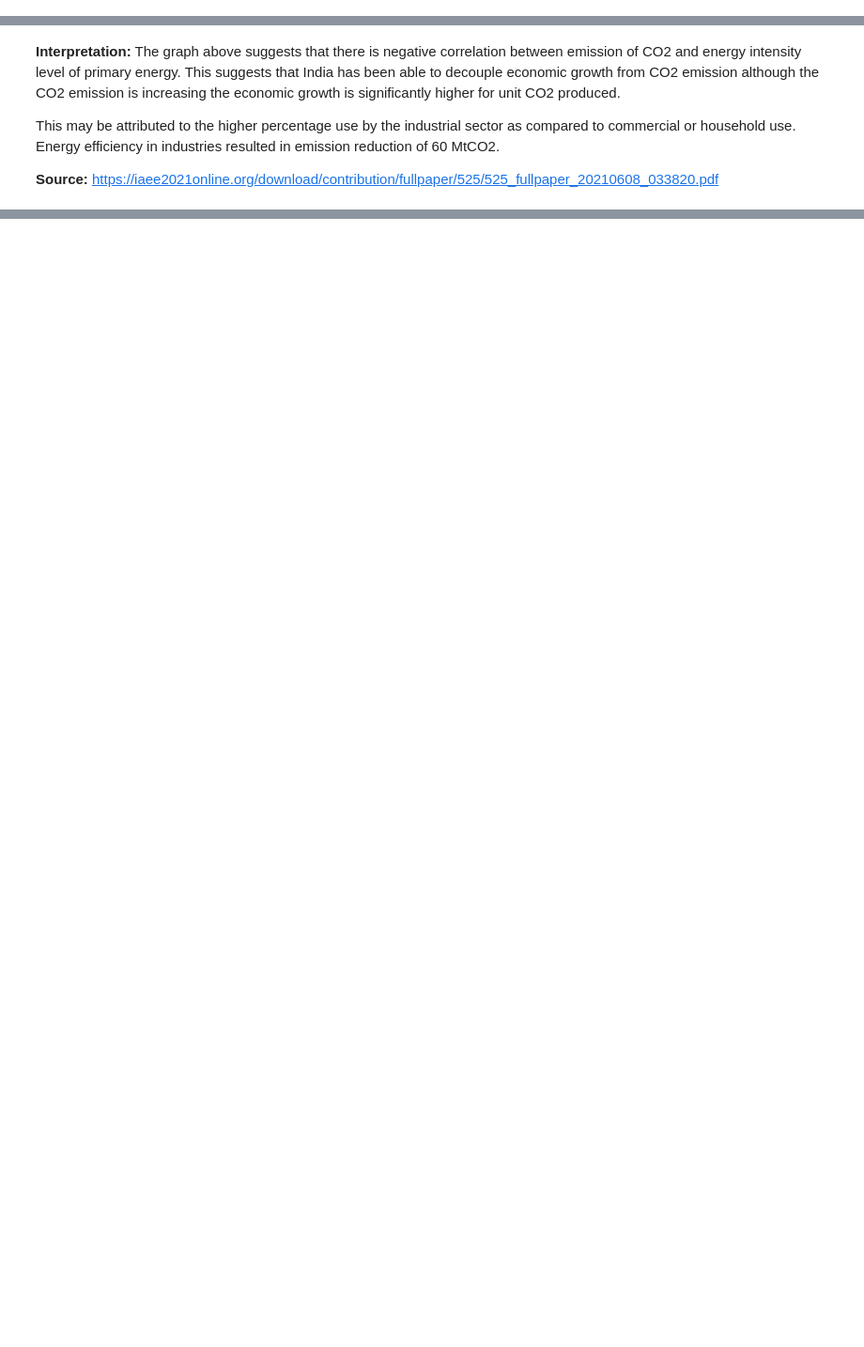
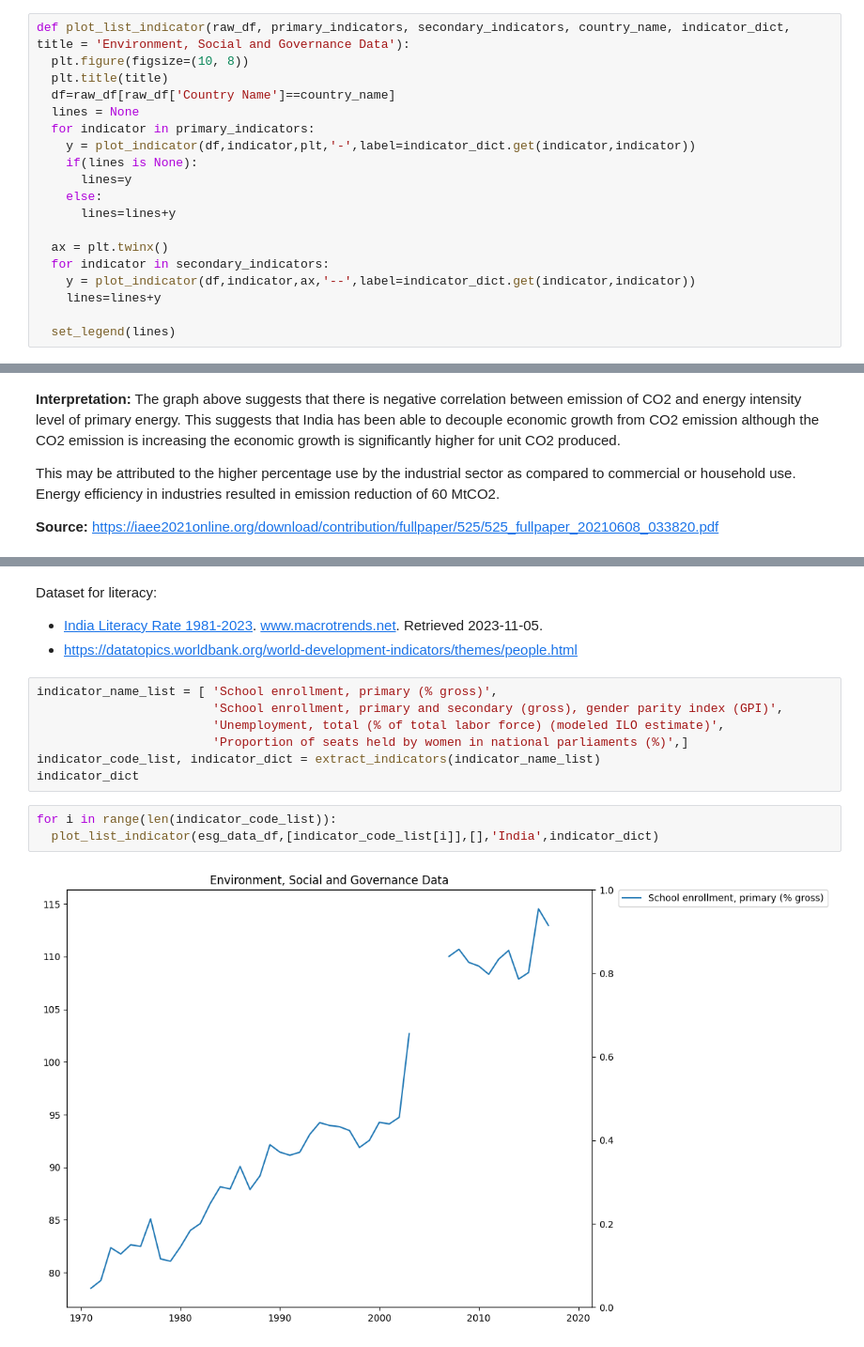
Before and after one commit to ashishsaranshakya/learning_data_analytics, a Jupyter notebook: Environment_Social_And_Governance_Data_Analysis.ipynb, the cells around one changed output, grey strips where cells are left out. Shown at 94% size. Drawn from its saved outputs; the diff is of its cells as text; blank space fills up the shorter version.

```diff
--- a/Environment_Social_And_Governance_Data_Analysis.ipynb
+++ b/Environment_Social_And_Governance_Data_Analysis.ipynb
@@ -87,0 +60,19 @@ plot_all_indicator(esg_data_df,['India','South Asia','World'],0,2)
+# %%
+def plot_list_indicator(raw_df, primary_indicators, secondary_indicators, country_name, indicator_dict, title = 'Environment, Social and Governance Data'):
+  plt.figure(figsize=(10, 8))
+  plt.title(title)
+  df=raw_df[raw_df['Country Name']==country_name]
+  lines = None
+  for indicator in primary_indicators:
+    y = plot_indicator(df,indicator,plt,'-',label=indicator_dict.get(indicator,indicator))
+    if(lines is None):
+      lines=y
+    else:
+      lines=lines+y
+
+  ax = plt.twinx()
+  for indicator in secondary_indicators:
+    y = plot_indicator(df,indicator,ax,'--',label=indicator_dict.get(indicator,indicator))
+    lines=lines+y
+
+  set_legend(lines)
@@ -205,0 +197,16 @@ https://www.statista.com/statistics/955980/india-distribution-of-ghg-emissions-b
+# %% [markdown]
+Dataset for literacy:
+-  <a href='https://www.macrotrends.net/countries/IND/india/literacy-rate'>India Literacy Rate 1981-2023</a>. www.macrotrends.net. Retrieved 2023-11-05.
+- https://datatopics.worldbank.org/world-development-indicators/themes/people.html
+# %%
+indicator_name_list = [ 'School enrollment, primary (% gross)',
+                        'School enrollment, primary and secondary (gross), gender parity index (GPI)',
+                        'Unemployment, total (% of total labor force) (modeled ILO estimate)',
+                        'Proportion of seats held by women in national parliaments (%)',]
+indicator_code_list, indicator_dict = extract_indicators(indicator_name_list)
+indicator_dict
+# %%
+for i in range(len(indicator_code_list)):
+  plot_list_indicator(esg_data_df,[indicator_code_list[i]],[],'India',indicator_dict)
+# %% [output]
+[figure, added]
```
Also changed, not shown: parts of 31 cells of this notebook.
